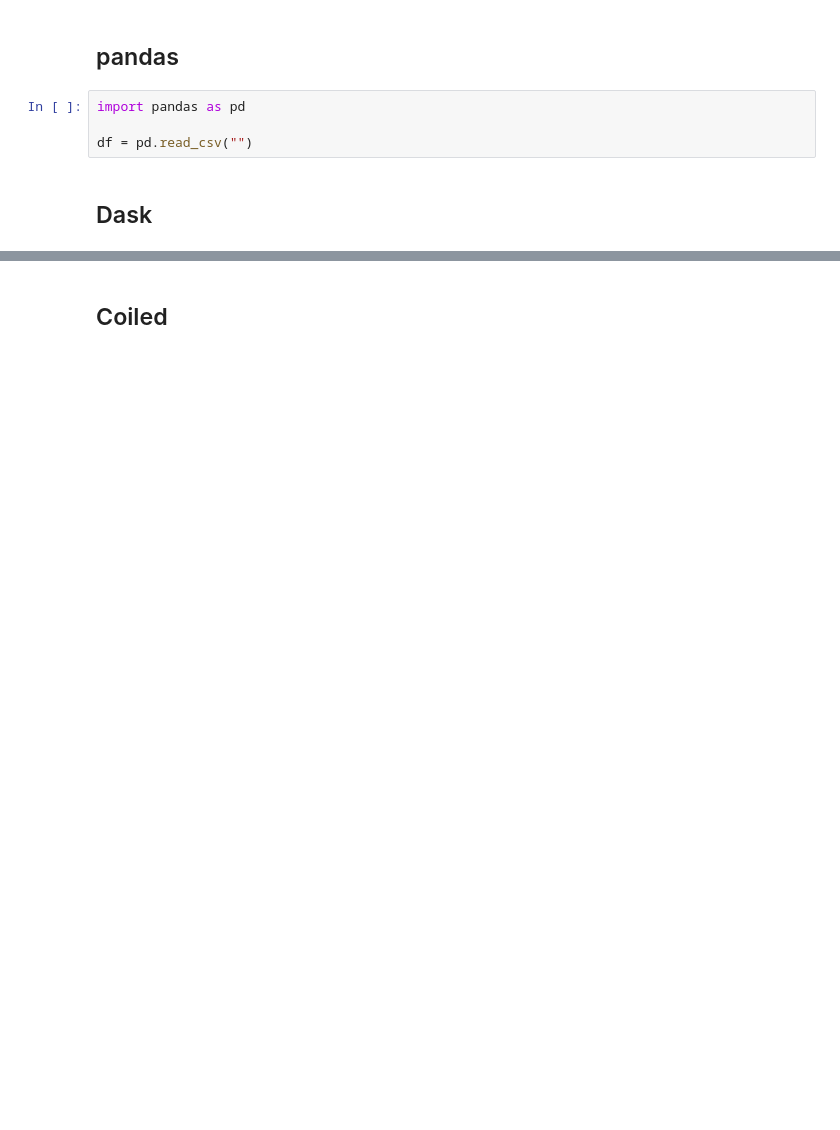
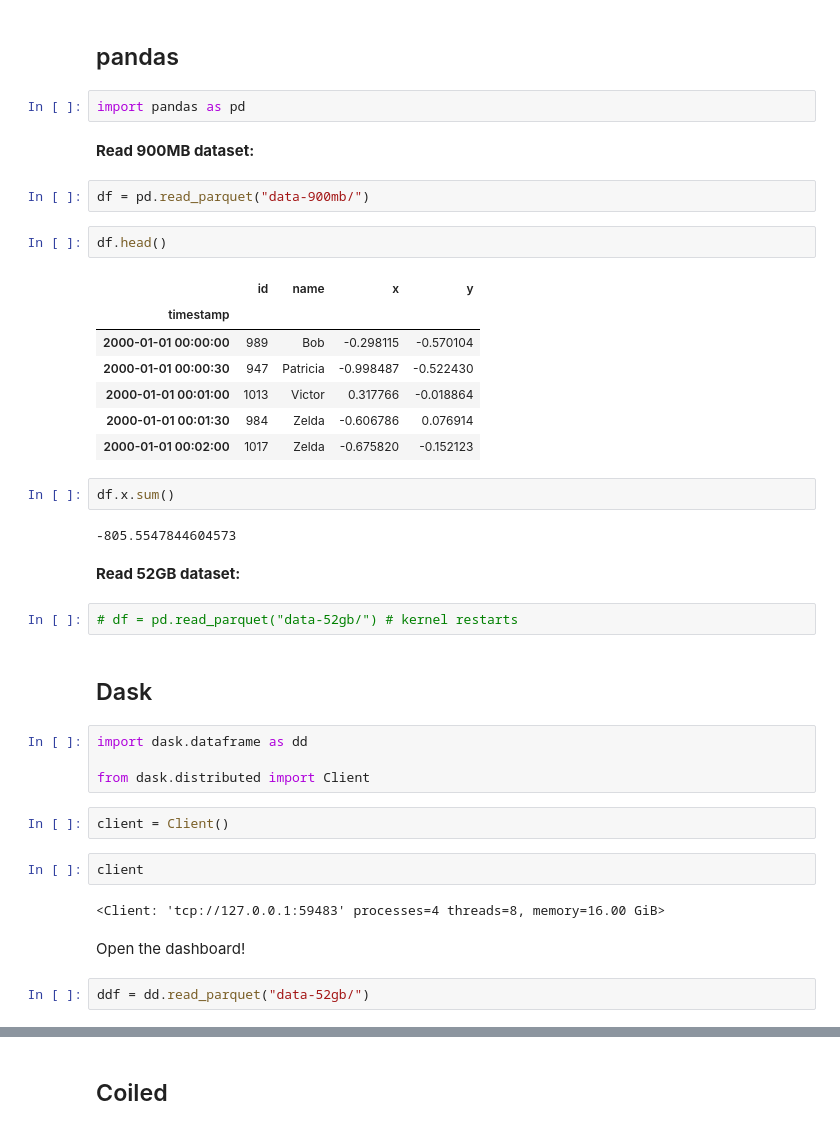
Before and after one commit to pavithraes/scalable-data-science-with-dask, a Jupyter notebook: pyladies-dublin/demo.ipynb, the cells around one changed output, grey strips where cells are left out. Drawn from its saved outputs; the diff is of its cells as text; blank space fills up the shorter version.

```diff
--- a/pyladies-dublin/demo.ipynb
+++ b/pyladies-dublin/demo.ipynb
@@ -5,8 +3,42 @@ Dataset: [Seattle Library Checkouts](https://www.kaggle.com/city-of-seattle/seat
 # %% [markdown]
 ## pandas
-# %%
-import pandas as pd
-
-df = pd.read_csv("")
+# %%
+import pandas as pd
+# %% [markdown]
+**Read 900MB dataset:**
+# %%
+df = pd.read_parquet("data-900mb/")
+# %%
+df.head()
+# %% [output]
+|  | id | name | x | y |
+| timestamp |  |  |  |  |
+| 2000-01-01 00:00:00 | 989 | Bob | -0.298115 | -0.570104 |
+| 2000-01-01 00:00:30 | 947 | Patricia | -0.998487 | -0.522430 |
+| 2000-01-01 00:01:00 | 1013 | Victor | 0.317766 | -0.018864 |
+| 2000-01-01 00:01:30 | 984 | Zelda | -0.606786 | 0.076914 |
+| 2000-01-01 00:02:00 | 1017 | Zelda | -0.675820 | -0.152123 |
+# %%
+df.x.sum()
+# %% [output]
+-805.5547844604573
+# %% [markdown]
+**Read 52GB dataset:**
+# %%
+# df = pd.read_parquet("data-52gb/") # kernel restarts
 # %% [markdown]
 ## Dask
+# %%
+import dask.dataframe as dd
+
+from dask.distributed import Client
+# %%
+client = Client()
+# %%
+client
+# %% [output]
+<Client: 'tcp://127.0.0.1:59483' processes=4 threads=8, memory=16.00 GiB>
+# %% [markdown]
+Open the dashboard!
+# %%
+ddf = dd.read_parquet("data-52gb/")
```
Also changed, not shown: parts of 12 cells of this notebook, 1 other file.
